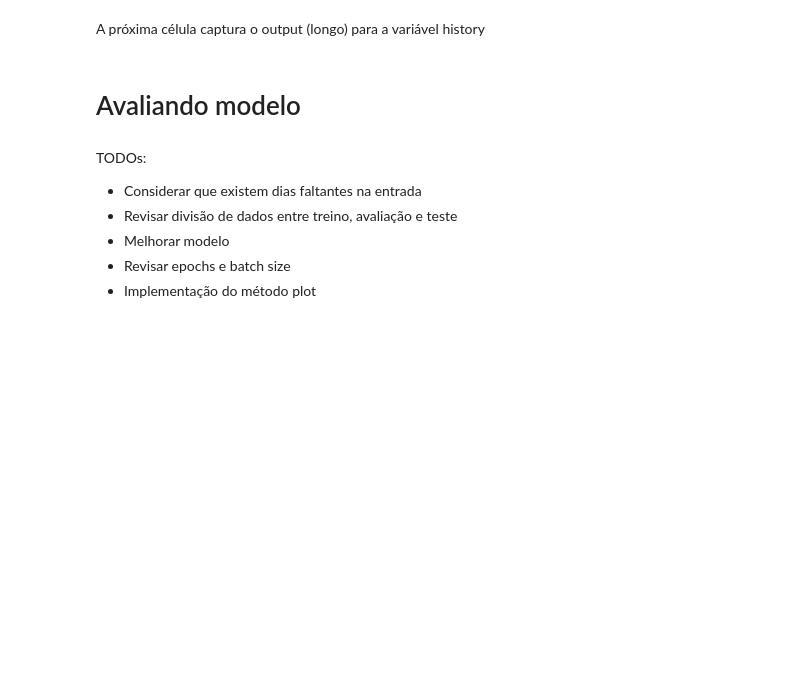
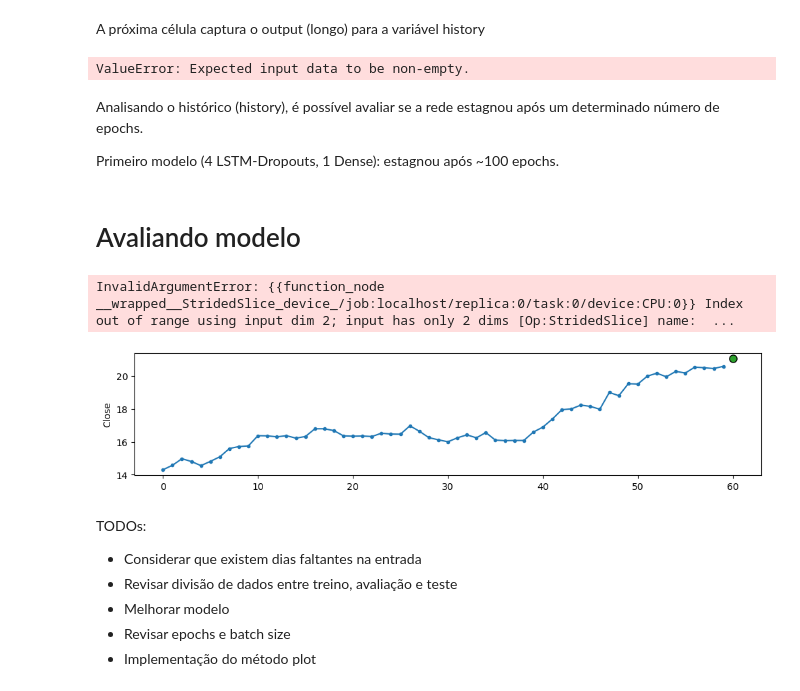
Before and after one commit to lmcosta10/stock-prediction, a Jupyter notebook: notebook.ipynb, the cells around one changed output. Drawn from its saved outputs; the diff is of its cells as text; code cells hidden in the pictures; blank space fills up the shorter version.

```diff
--- a/notebook.ipynb
+++ b/notebook.ipynb
@@ -202,7 +206,7 @@ Foi implementada uma RNN, adequada para predição de séries temporais.
 # %%
 model = tf.keras.models.Sequential()
 
-model.add(tf.keras.layers.LSTM(units=50, return_sequences=True, input_shape=(input_size, 1)))
+model.add(tf.keras.layers.LSTM(units=50, return_sequences=True))
 model.add(tf.keras.layers.Dropout(0.2))
 
 model.add(tf.keras.layers.LSTM(units=50, return_sequences=True))
@@ -220,5 +224,7 @@ model.compile(optimizer='adam', loss='mean_squared_error')
 # %% [markdown]
 A próxima célula captura o output (longo) para a variável history
 # %%
-# %%capture history
-# model.fit(window.train, epochs=100)
+%%capture history
+model.fit(w1.train, validation_data=w1.val, epochs=150)
+# %% [output]
+ValueError: Expected input data to be non-empty.
@@ -225,3 +233,8 @@ A próxima célula captura o output (longo) para a variável history
+# %% [markdown]
+Analisando o histórico (history), é possível avaliar se a rede estagnou após
+um determinado número de epochs.
+
+Primeiro modelo (4 LSTM-Dropouts, 1 Dense): estagnou após ~100 epochs.
 # %% [markdown]
 # Avaliando modelo
 # %%
@@ -229,3 +242,8 @@ A próxima célula captura o output (longo) para a variável history
+# %%
+w1.plot(model)
+# %% [output]
+InvalidArgumentError: {{function_node __wrapped__StridedSlice_device_/job:localhost/replica:0/task:0/device:CPU:0}} Index out of range using input dim 2; input has only 2 dims [Op:StridedSlice] name:  ...
+[figure, added]
 # %% [markdown]
 TODOs:
 - Considerar que existem dias faltantes na entrada
```
Also changed, not shown: parts of 4 cells of this notebook.
